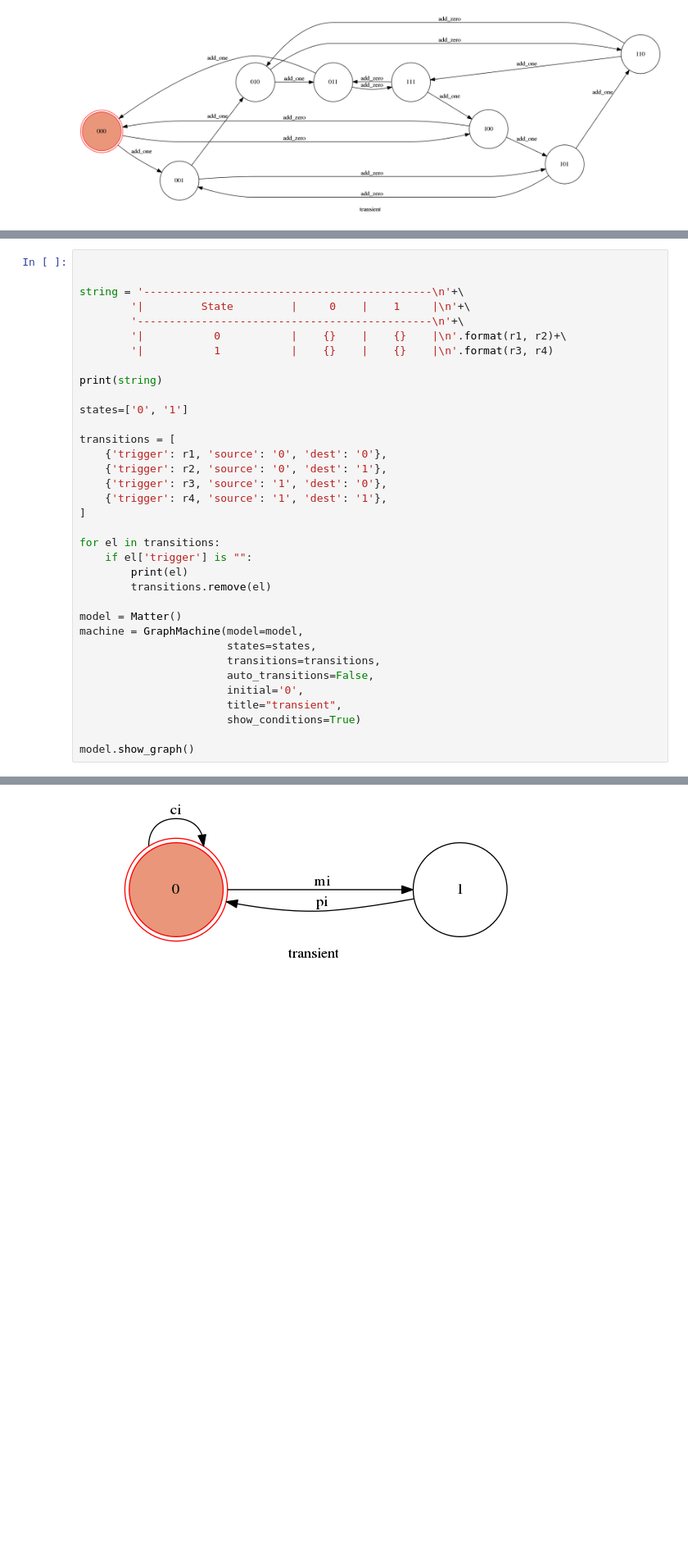
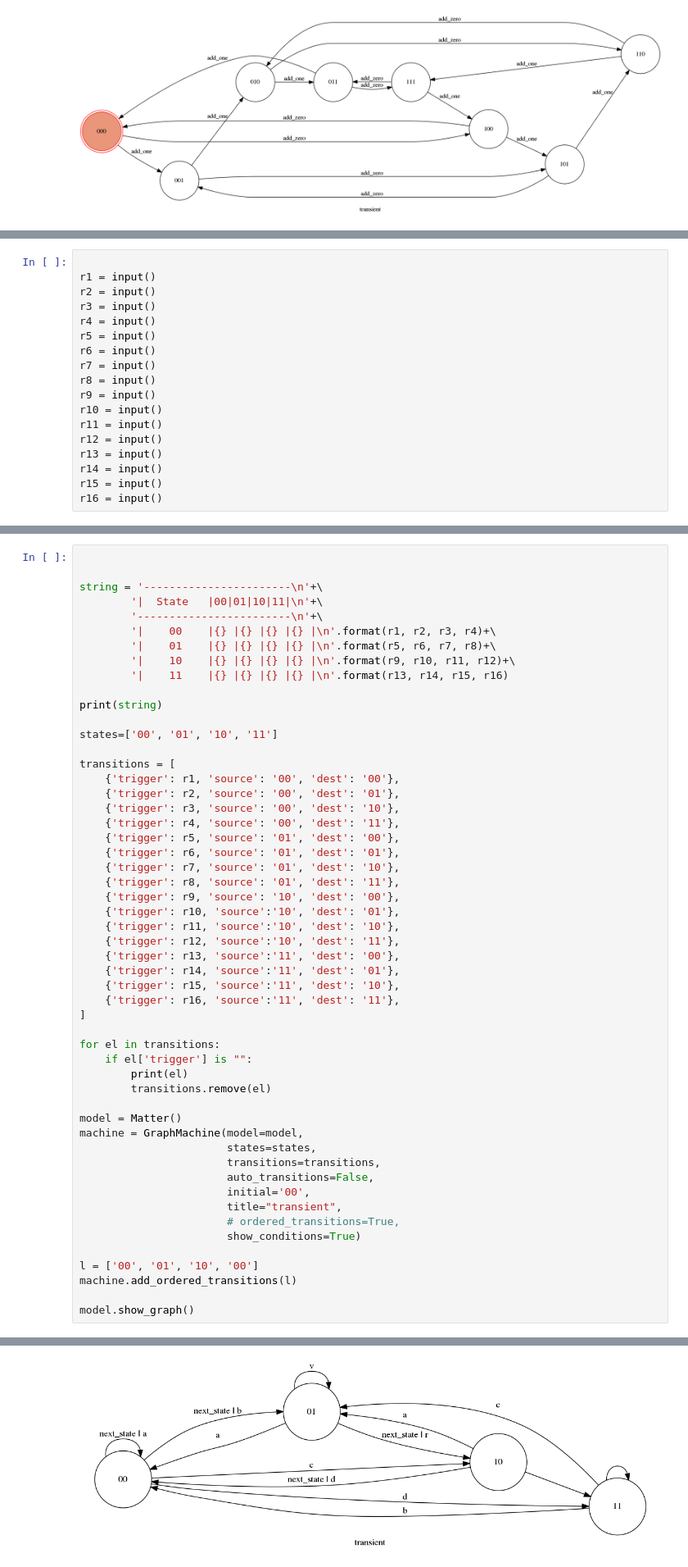
Before and after one commit to MohammadForouhesh/FSM, a Jupyter notebook: report_and_test.ipynb, the cells around one changed output, grey strips where cells are left out. Shown at 82% size. Drawn from its saved outputs; the diff is of its cells as text; blank space fills up the shorter version.

```diff
--- a/report_and_test.ipynb
+++ b/report_and_test.ipynb
@@ -116,0 +107,18 @@ pi
+# %%
+
+r1 = input()
+r2 = input()
+r3 = input()
+r4 = input()
+r5 = input()
+r6 = input()
+r7 = input()
+r8 = input()
+r9 = input()
+r10 = input()
+r11 = input()
+r12 = input()
+r13 = input()
+r14 = input()
+r15 = input()
+r16 = input()
@@ -117,21 +140,35 @@ pi
 # %%
 
 
-string = '---------------------------------------------\n'+\
-        '|         State         |     0    |    1     |\n'+\
-        '----------------------------------------------\n'+\
-        '|           0           |    {}    |    {}    |\n'.format(r1, r2)+\
-        '|           1           |    {}    |    {}    |\n'.format(r3, r4)
+string = '-----------------------\n'+\
+        '|  State   |00|01|10|11|\n'+\
+        '------------------------\n'+\
+        '|    00    |{} |{} |{} |{} |\n'.format(r1, r2, r3, r4)+\
+        '|    01    |{} |{} |{} |{} |\n'.format(r5, r6, r7, r8)+\
+        '|    10    |{} |{} |{} |{} |\n'.format(r9, r10, r11, r12)+\
+        '|    11    |{} |{} |{} |{} |\n'.format(r13, r14, r15, r16)
 
 print(string)
 
-states=['0', '1']
+states=['00', '01', '10', '11']
 
 transitions = [
-    {'trigger': r1, 'source': '0', 'dest': '0'},
-    {'trigger': r2, 'source': '0', 'dest': '1'},
-    {'trigger': r3, 'source': '1', 'dest': '0'},
-    {'trigger': r4, 'source': '1', 'dest': '1'},
+    {'trigger': r1, 'source': '00', 'dest': '00'},
+    {'trigger': r2, 'source': '00', 'dest': '01'},
+    {'trigger': r3, 'source': '00', 'dest': '10'},
+    {'trigger': r4, 'source': '00', 'dest': '11'},
+    {'trigger': r5, 'source': '01', 'dest': '00'},
+    {'trigger': r6, 'source': '01', 'dest': '01'},
+    {'trigger': r7, 'source': '01', 'dest': '10'},
+    {'trigger': r8, 'source': '01', 'dest': '11'},
+    {'trigger': r9, 'source': '10', 'dest': '00'},
+    {'trigger': r10, 'source':'10', 'dest': '01'},
+    {'trigger': r11, 'source':'10', 'dest': '10'},
+    {'trigger': r12, 'source':'10', 'dest': '11'},
+    {'trigger': r13, 'source':'11', 'dest': '00'},
+    {'trigger': r14, 'source':'11', 'dest': '01'},
+    {'trigger': r15, 'source':'11', 'dest': '10'},
+    {'trigger': r16, 'source':'11', 'dest': '11'},
 ]
 
 for el in transitions:
@@ -144,9 +181,13 @@ machine = GraphMachine(model=model,
                        states=states,
                        transitions=transitions,
                        auto_transitions=False,
-                       initial='0',
+                       initial='00',
                        title="transient",
+                       # ordered_transitions=True,
                        show_conditions=True)
 
+l = ['00', '01', '10', '00']
+machine.add_ordered_transitions(l)
+
 model.show_graph()
 # %% [output]
@@ -160 +205 @@ model.show_graph()
-[figure, old version]
+[figure, new version]
```
Also changed, not shown: parts of 9 cells of this notebook, 22 other files.
